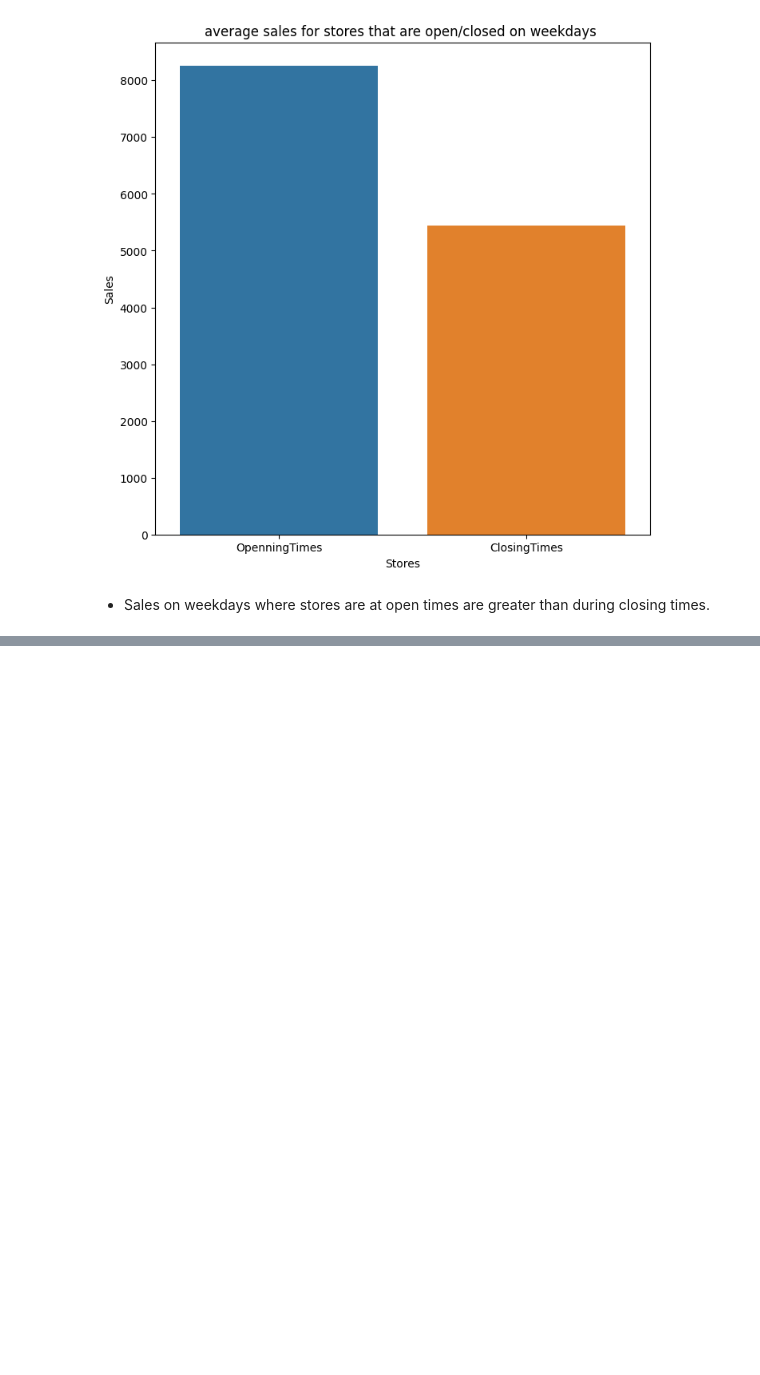
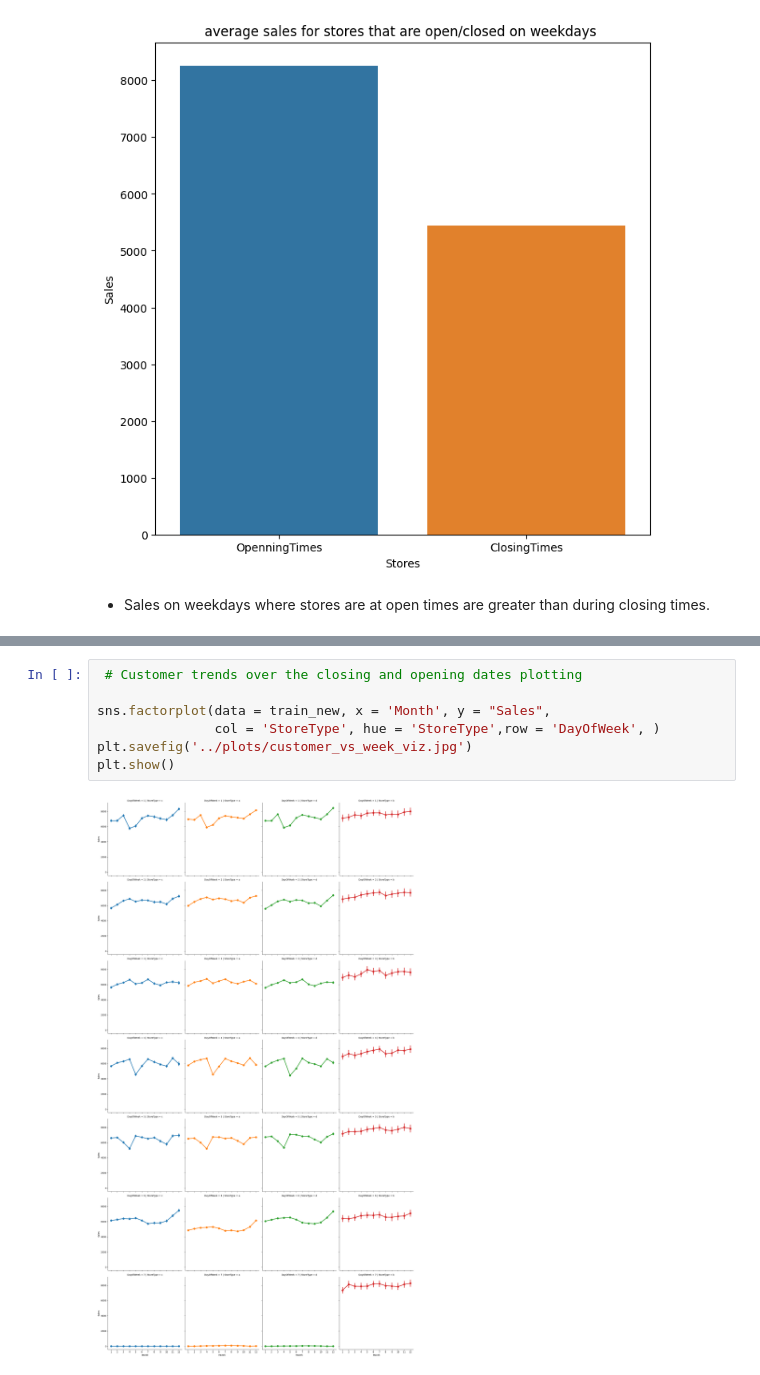
Before and after one commit to nahomHmichael/Rossman-Pharmaceutical-Sales-Pridiction, a Jupyter notebook: notebooks/data_exploration.ipynb, the cells around one changed output, grey strips where cells are left out. Cells and saved outputs as stored; diff of their text form; blank space fills up the shorter version.

Commit message:
Update: weekdays vs sales analysis

```diff
--- a/notebooks/data_exploration.ipynb
+++ b/notebooks/data_exploration.ipynb
@@ -544,0 +548,9 @@ Per-store sales for closed stores:  5446.829283709189
+# %%
+ # Customer trends over the closing and opening dates plotting
+
+sns.factorplot(data = train_new, x = 'Month', y = "Sales",
+               col = 'StoreType', hue = 'StoreType',row = 'DayOfWeek', )
+plt.savefig('../plots/customer_vs_week_viz.jpg')
+plt.show()
+# %% [output]
+[figure, added]
```
Also changed, not shown: parts of 2 cells of this notebook, 1 other file.
